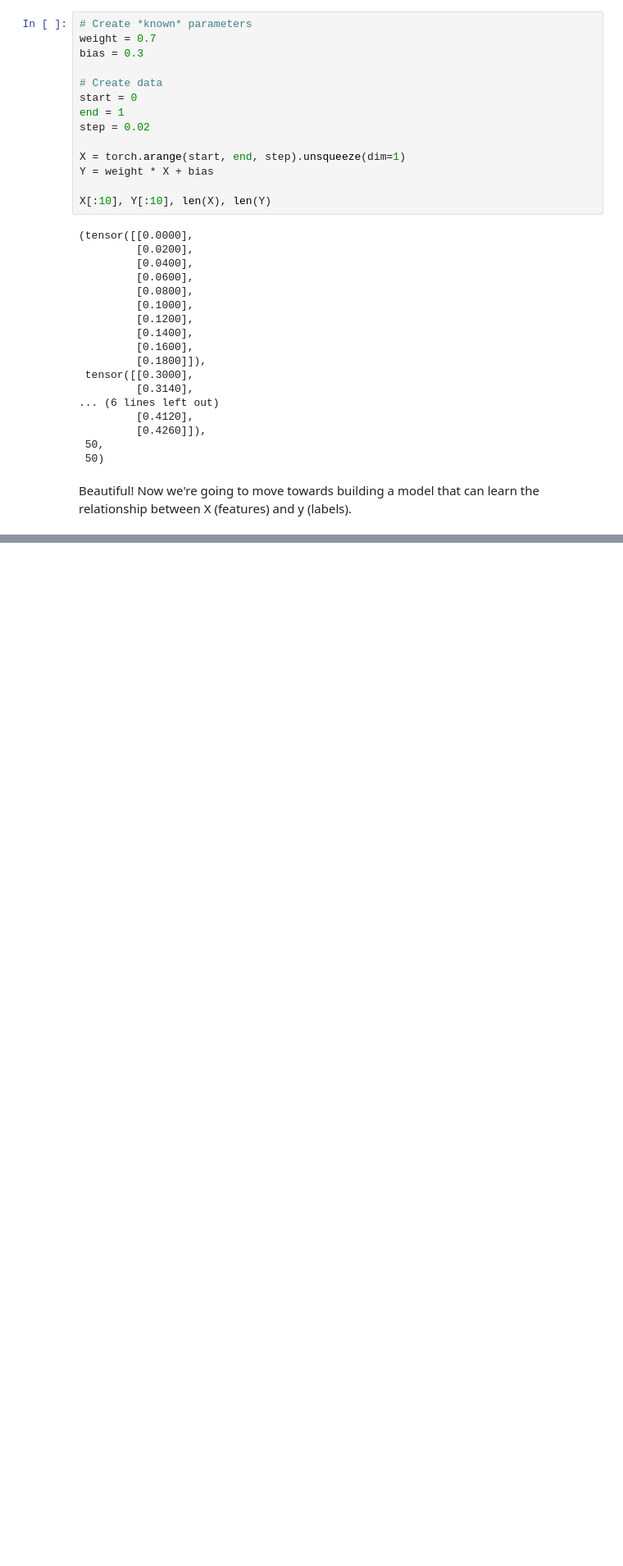
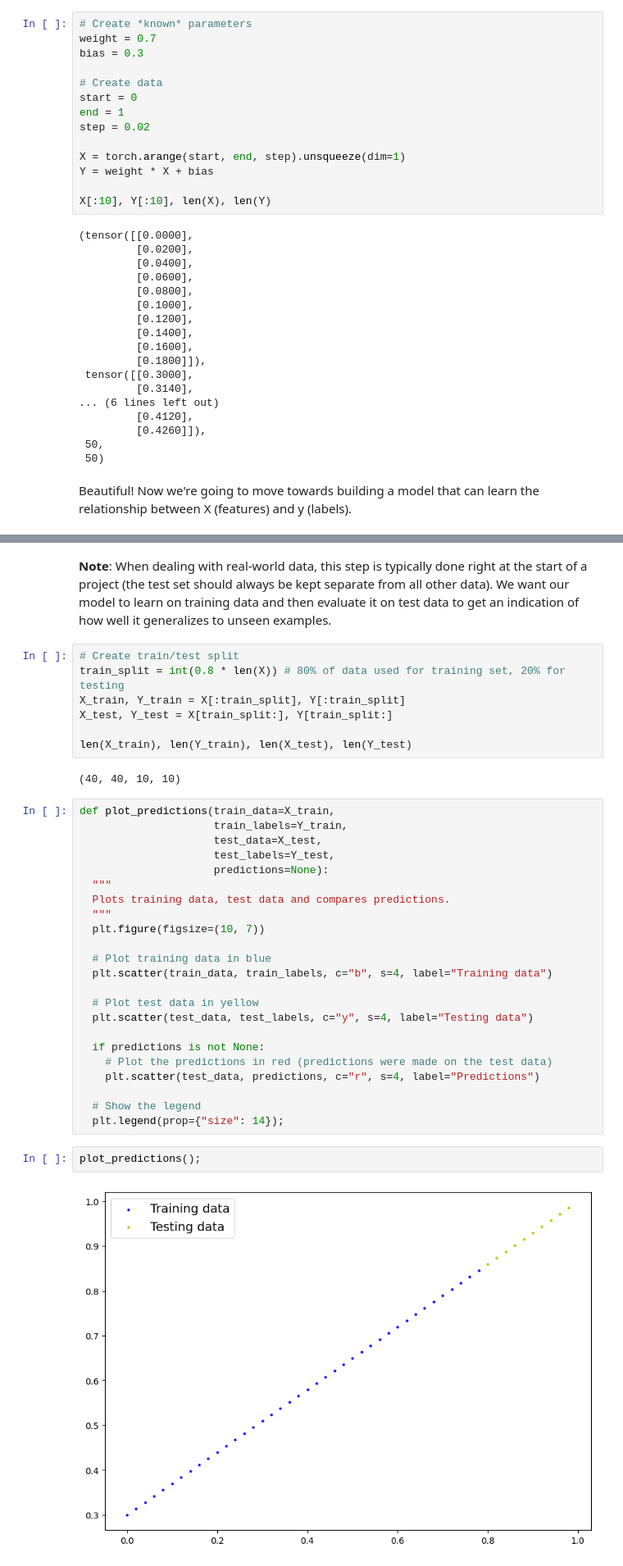
Before and after one commit to davidandw190/pytorch-deep-learning-workspace, a Jupyter notebook: notebooks/01_pytorch_dl_workflow.ipynb, the cells around one changed output, grey strips where cells are left out. Shown at 82% size. Drawn from its saved outputs; the diff is of its cells as text; blank space fills up the shorter version.

Commit message:
work on building the linear regression model, checks on his performance without training

```diff
--- a/notebooks/01_pytorch_dl_workflow.ipynb
+++ b/notebooks/01_pytorch_dl_workflow.ipynb
@@ -70,0 +86,38 @@ Beautiful! Now we're going to move towards building a model that can learn the r
+# %% [markdown]
+**Note**: When dealing with real-world data, this step is typically done right at the start of a project (the test set should always be kept separate from all other data). We want our model to learn on training data and then evaluate it on test data to get an indication of how well it generalizes to unseen examples.
+# %%
+# Create train/test split
+train_split = int(0.8 * len(X)) # 80% of data used for training set, 20% for testing
+X_train, Y_train = X[:train_split], Y[:train_split]
+X_test, Y_test = X[train_split:], Y[train_split:]
+
+len(X_train), len(Y_train), len(X_test), len(Y_test)
+# %% [output]
+(40, 40, 10, 10)
+# %%
+def plot_predictions(train_data=X_train,
+                     train_labels=Y_train,
+                     test_data=X_test,
+                     test_labels=Y_test,
+                     predictions=None):
+  """
+  Plots training data, test data and compares predictions.
+  """
+  plt.figure(figsize=(10, 7))
+
+  # Plot training data in blue
+  plt.scatter(train_data, train_labels, c="b", s=4, label="Training data")
+
+  # Plot test data in yellow
+  plt.scatter(test_data, test_labels, c="y", s=4, label="Testing data")
+
+  if predictions is not None:
+    # Plot the predictions in red (predictions were made on the test data)
+    plt.scatter(test_data, predictions, c="r", s=4, label="Predictions")
+
+  # Show the legend
+  plt.legend(prop={"size": 14});
+# %%
+plot_predictions();
+# %% [output]
+[figure, added]
```
Also changed, not shown: parts of 17 cells of this notebook.
